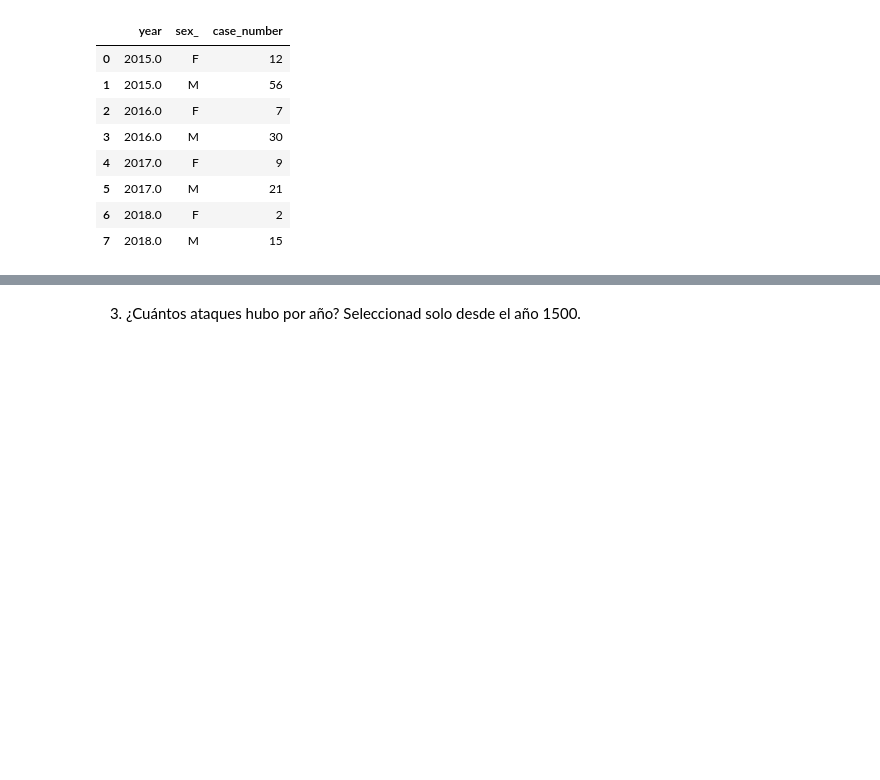
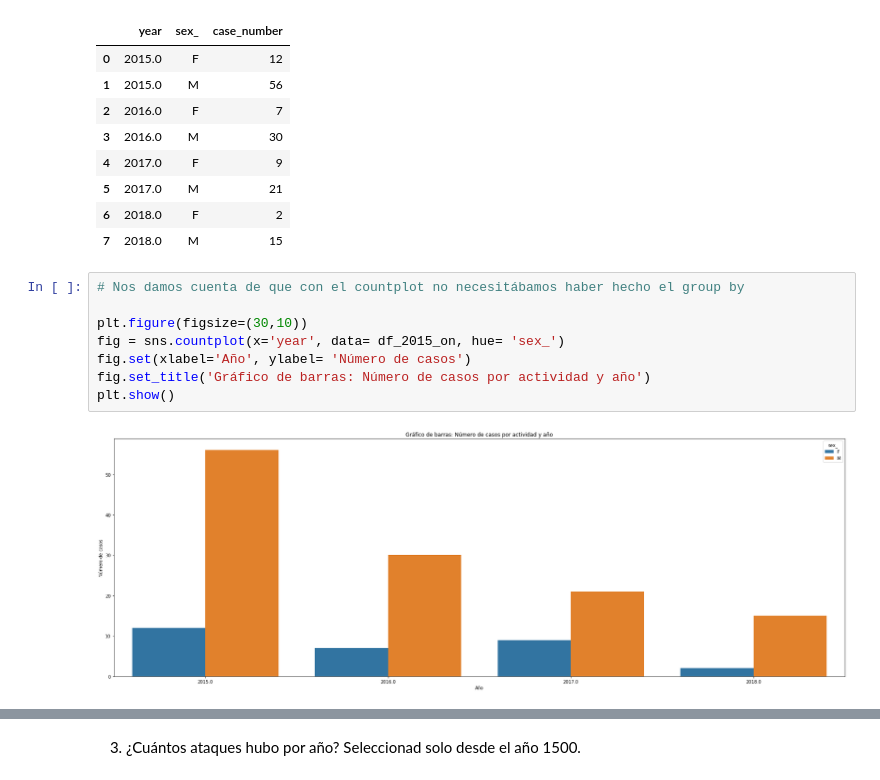
Before and after one commit to Adalab/DA-promo-b-modulo2-sprint-1-Antoanela-Chloe, a Jupyter notebook: visualizacion/pp-python-modulo-2-sprint-1-visualizacion-ejercicio-3-seaborn.ipynb, the cells around one changed output, grey strips where cells are left out. Saved outputs shown, nothing was run; the diff lists cells and outputs as text; blank space fills up the shorter version.

```diff
--- a/visualizacion/pp-python-modulo-2-sprint-1-visualizacion-ejercicio-3-seaborn.ipynb
+++ b/visualizacion/pp-python-modulo-2-sprint-1-visualizacion-ejercicio-3-seaborn.ipynb
@@ -118,4 +106,14 @@ df_group2
 | 5 | 2017.0 | M | 21 |
 | 6 | 2018.0 | F | 2 |
 | 7 | 2018.0 | M | 15 |
+# %%
+# Nos damos cuenta de que con el countplot no necesitábamos haber hecho el group by
+
+plt.figure(figsize=(30,10))
+fig = sns.countplot(x='year', data= df_2015_on, hue= 'sex_')
+fig.set(xlabel='Año', ylabel= 'Número de casos')
+fig.set_title('Gráfico de barras: Número de casos por actividad y año')
+plt.show()
+# %% [output]
+[figure, added]
 # %%
```
Also changed, not shown: parts of 27 cells of this notebook, 5 other files.
